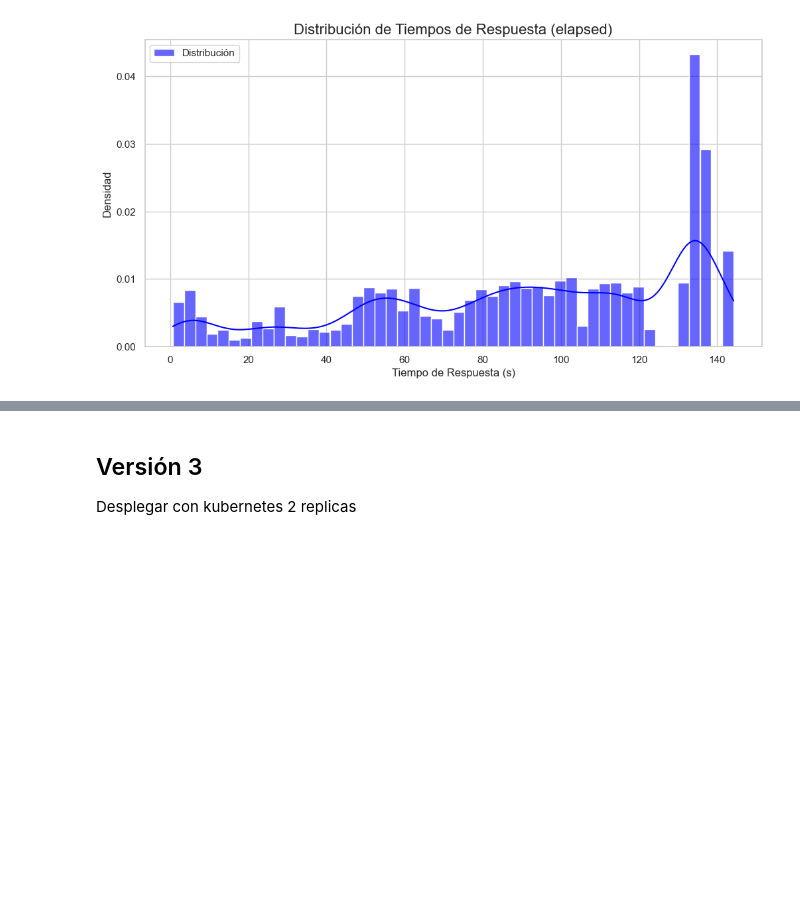
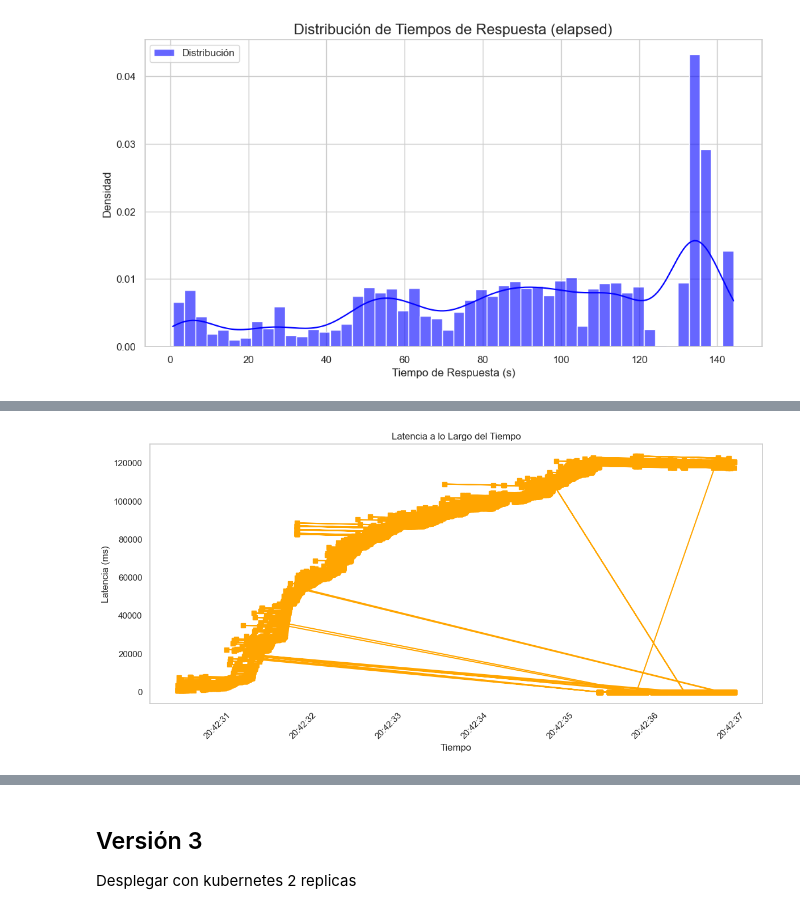
Before and after one commit to JulianCastillo14/Estudio-de-Rendimiento-Backend-en-OPAR, a Jupyter notebook: Estudio_de_Rendimiento_Backend_en_OPAR.ipynb, the cells around one changed output, grey strips where cells are left out. Saved outputs shown, nothing was run; the diff lists cells and outputs as text; code cells hidden in the pictures; blank space fills up the shorter version.

```diff
--- a/Estudio_de_Rendimiento_Backend_en_OPAR.ipynb
+++ b/Estudio_de_Rendimiento_Backend_en_OPAR.ipynb
@@ -51,0 +95,12 @@ plt.show()
+# %%
+plt.figure(figsize=(12, 6))
+plt.plot(data['timeStamp'], data['Latency'], marker='s', linestyle='-', color='orange')
+plt.title('Latencia a lo Largo del Tiempo')
+plt.xlabel('Tiempo')
+plt.ylabel('Latencia (ms)')
+plt.xticks(rotation=45)
+plt.grid()
+plt.tight_layout()
+plt.show()
+# %% [output]
+[figure, added]
```
Also changed, not shown: parts of 7 cells of this notebook.
